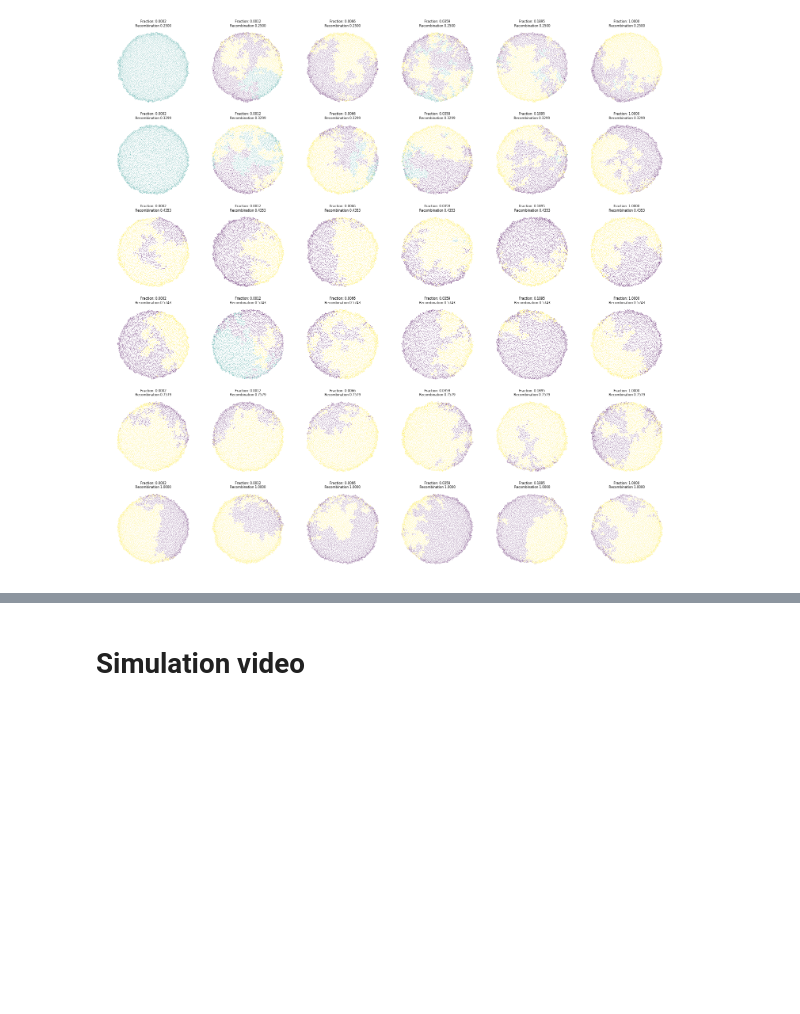
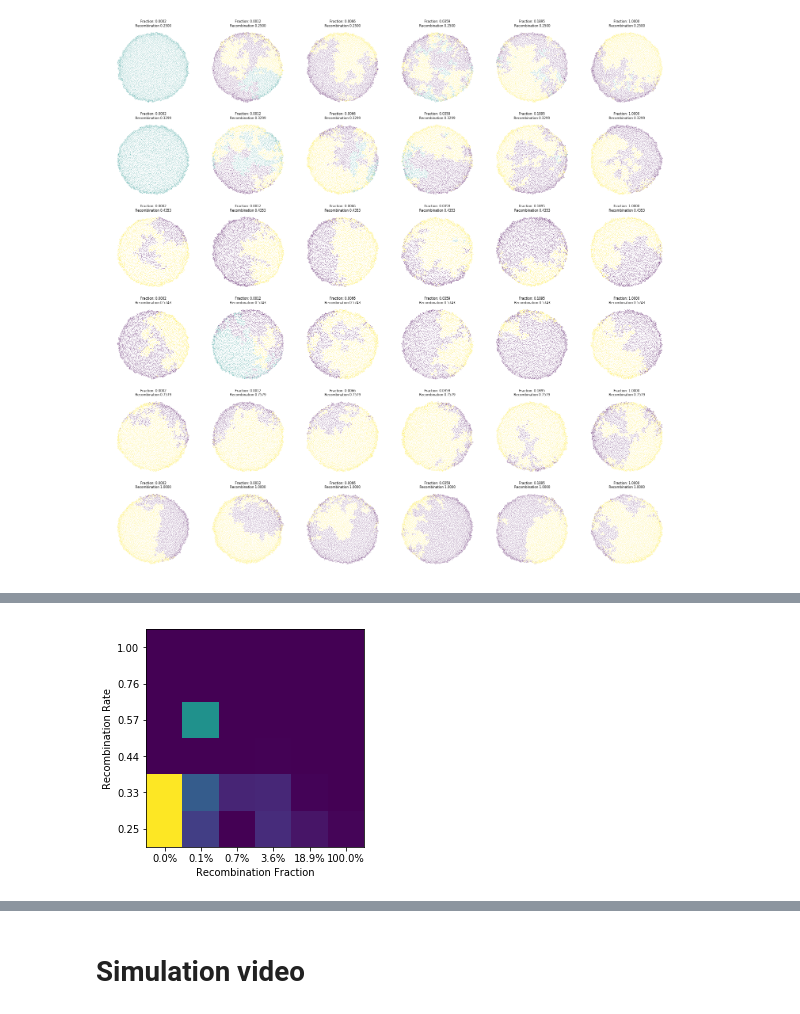
Before and after one commit to sbernasek/growth, a Jupyter notebook: notebooks/analysis.ipynb, the cells around one changed output, grey strips where cells are left out. Drawn from its saved outputs; the diff is of its cells as text; code cells hidden in the pictures; blank space fills up the shorter version.

```diff
--- a/notebooks/analysis.ipynb
+++ b/notebooks/analysis.ipynb
@@ -51,0 +46,2 @@ array([0.01      , 0.02511886, 0.06309573, 0.15848932, 0.39810717,
+# %%
+df = sweep.aggregate()
@@ -51,0 +53,17 @@ array([0.01      , 0.02511886, 0.06309573, 0.15848932, 0.39810717,
+# %%
+import numpy as np
+df['mean_clone_size'] = df.population / df.num_clones
+df['log_clone_size'] = np.log10(df.mean_clone_size)
+# %%
+shape = (sweep.density, sweep.density)
+zz = df.percent_heterozygous.values.reshape(shape)
+# %%
+fig, ax = plt.subplots()
+ax.imshow(zz, cmap=plt.cm.viridis)
+ax.invert_yaxis()
+ax.set_xlabel('Recombination Fraction')
+ax.set_ylabel('Recombination Rate')
+_ = ax.set_xticklabels(['']+['{:0.1%}'.format(l) for l in xx[0]]+[''])
+_ = ax.set_yticklabels(['']+['{:0.2f}'.format(l) for l in yy[:,0]]+[''])
+# %% [output]
+[figure, added]
```
Also changed, not shown: parts of 5 cells of this notebook, 5 other files.
